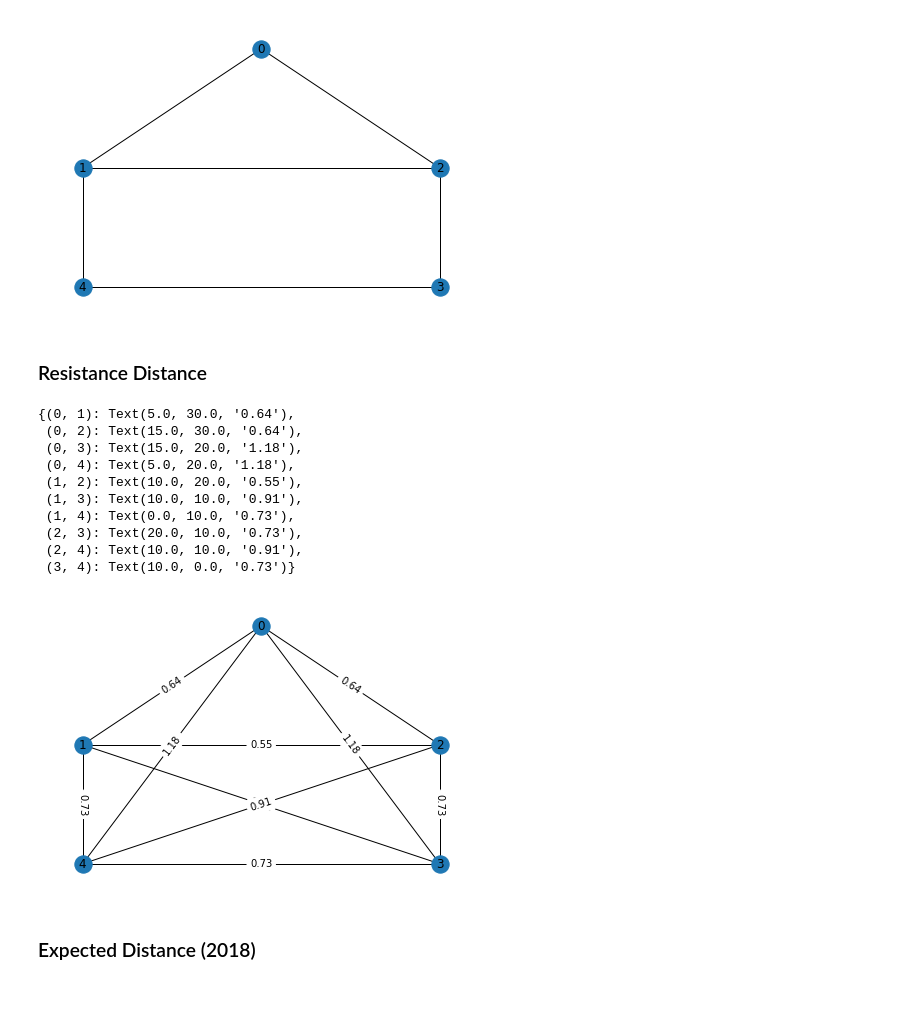
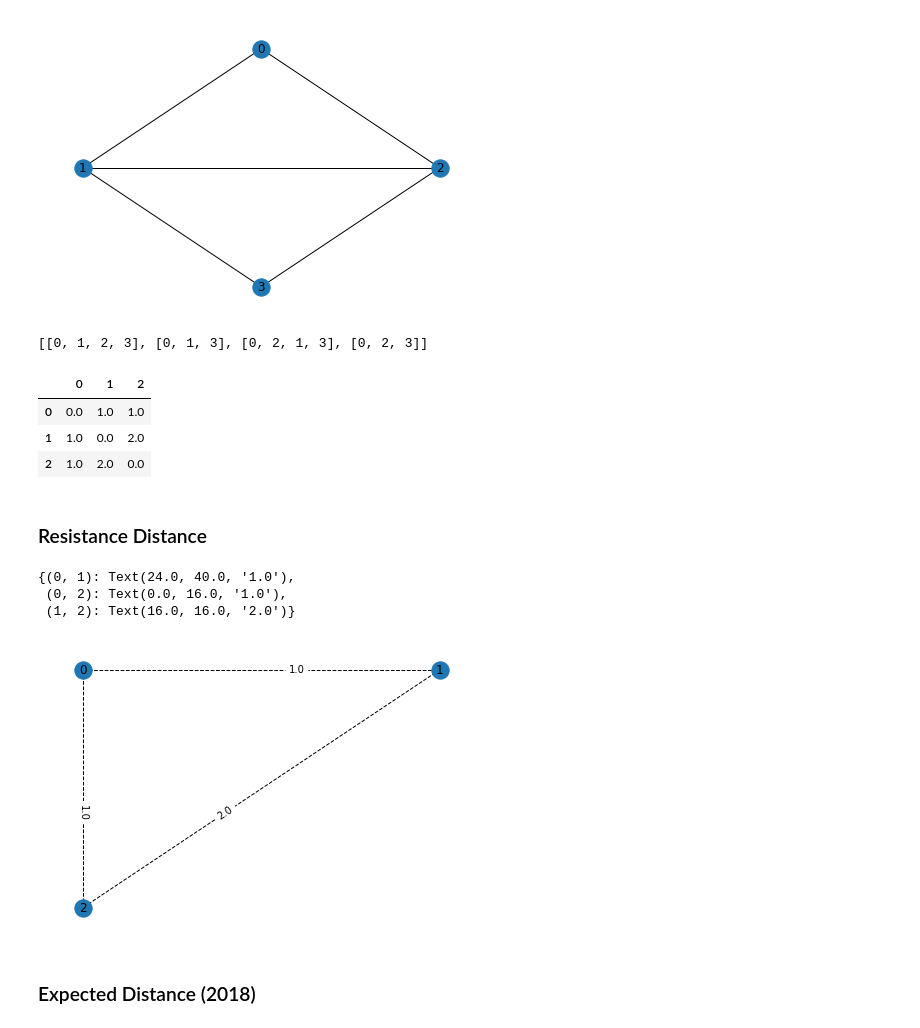
Before and after one commit to eterriault/expected_distance, a Jupyter notebook: presentation.ipynb, the cells around one changed output. Drawn from its saved outputs; the diff is of its cells as text; code cells hidden in the pictures; blank space fills up the shorter version.

```diff
--- a/presentation.ipynb
+++ b/presentation.ipynb
@@ -8,16 +8,22 @@ import seaborn as sns
 import random
 # %%
 G = nx.Graph()
+G.add_nodes_from([0,1,2,3])
 G.add_edge(1,2)
 G.add_edge(2,3)
-G.add_edge(3,4)
-G.add_edge(1,4)
+G.add_edge(1,3)
 G.add_edge(1,0)
 G.add_edge(0,2)
-pos = { 1: (0, 20), 2: (20, 20), 3: (20, 0), 4:(0,0), 0:(10, 40)}
+pos = { 1: (0, 20), 2: (20, 20), 3: (10, 0), 0:(10, 40)}
+#pos = { 0: (10, 30), 2: (20, 0), 1: (0, 0)}
+
 nx.draw(G, with_labels = True, pos=pos)
 # %% [output]
-[figure, old version]
+[figure, new version]
+# %%
+list(nx.all_simple_paths(G, 0, 3))
+# %% [output]
+[[0, 1, 2, 3], [0, 1, 3], [0, 2, 1, 3], [0, 2, 3]]
 # %%
 def resistance_distances(G):
     n = len(G.nodes())
@@ -69,25 +76,25 @@ def expected_distances_new(G):
 res_distances = pd.DataFrame(resistance_distances(G)).round(2)
 exp_distances = pd.DataFrame(expected_distances_2018(G)).round(2)
 exp2_distances = pd.DataFrame(expected_distances_new(G)).round(2)
+# %%
+exp_distances
+# %% [output]
+|  | 0 | 1 | 2 |
+| 0 | 0.0 | 1.0 | 1.0 |
+| 1 | 1.0 | 0.0 | 2.0 |
+| 2 | 1.0 | 2.0 | 0.0 |
 # %% [markdown]
 ### Resistance Distance
 # %%
 G_res = nx.from_numpy_matrix(np.matrix(res_distances))
-nx.draw(G_res, pos=pos, with_labels=True)
+nx.draw(G_res, pos=pos, with_labels=True, style='--')
 grafo_labels = nx.get_edge_attributes(G_res,'weight')
-nx.draw_networkx_edge_labels(G_res, edge_labels = grafo_labels, pos=pos)
+nx.draw_networkx_edge_labels(G_res, edge_labels = grafo_labels, pos=pos, label_pos = 0.4)
 # %% [output]
-{(0, 1): Text(5.0, 30.0, '0.64'),
- (0, 2): Text(15.0, 30.0, '0.64'),
- (0, 3): Text(15.0, 20.0, '1.18'),
- (0, 4): Text(5.0, 20.0, '1.18'),
- (1, 2): Text(10.0, 20.0, '0.55'),
- (1, 3): Text(10.0, 10.0, '0.91'),
- (1, 4): Text(0.0, 10.0, '0.73'),
- (2, 3): Text(20.0, 10.0, '0.73'),
- (2, 4): Text(10.0, 10.0, '0.91'),
- (3, 4): Text(10.0, 0.0, '0.73')}
+{(0, 1): Text(24.0, 40.0, '1.0'),
+ (0, 2): Text(0.0, 16.0, '1.0'),
+ (1, 2): Text(16.0, 16.0, '2.0')}
-[figure, old version]
+[figure, new version]
 # %% [markdown]
 ### Expected Distance (2018)
 # %%
```
Also changed, not shown: parts of 3 cells of this notebook.
